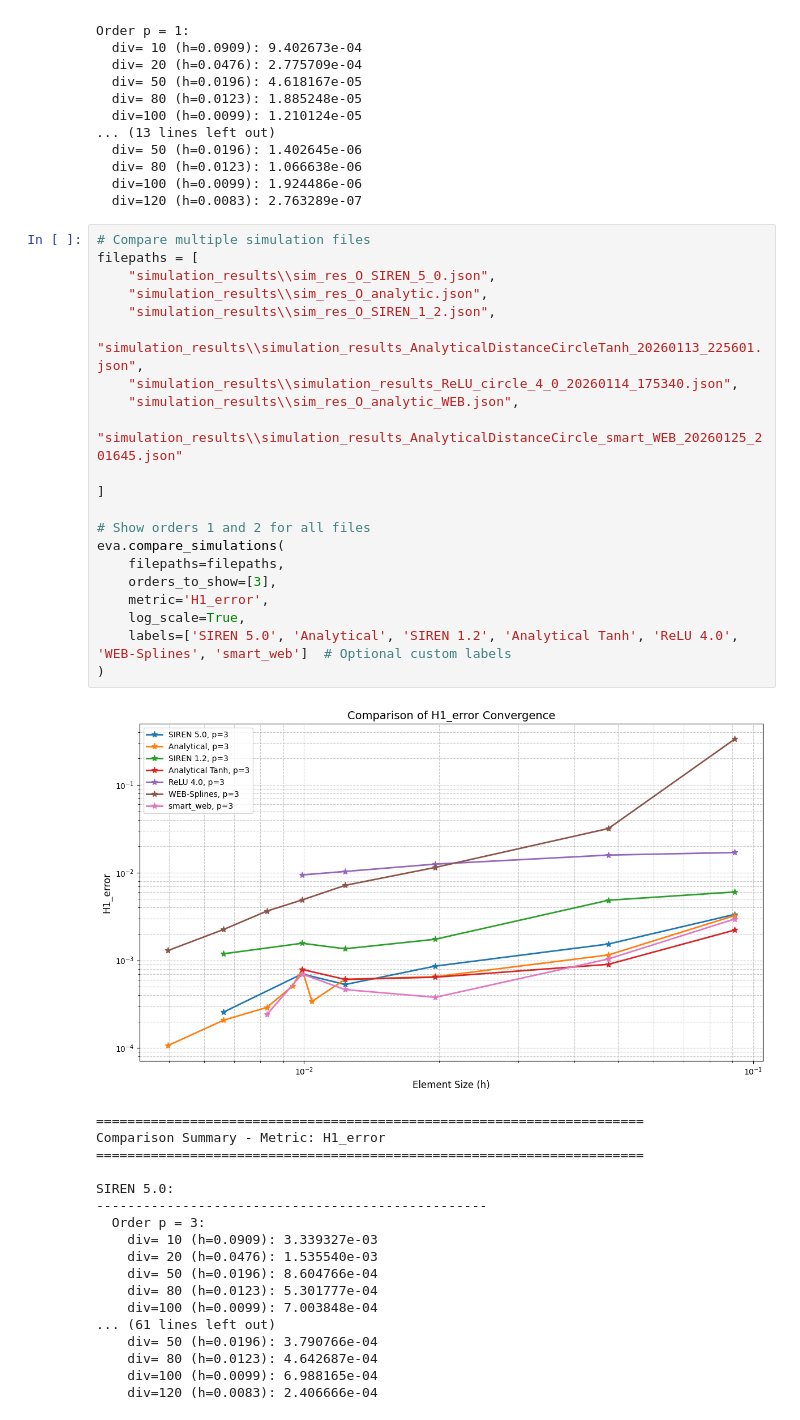
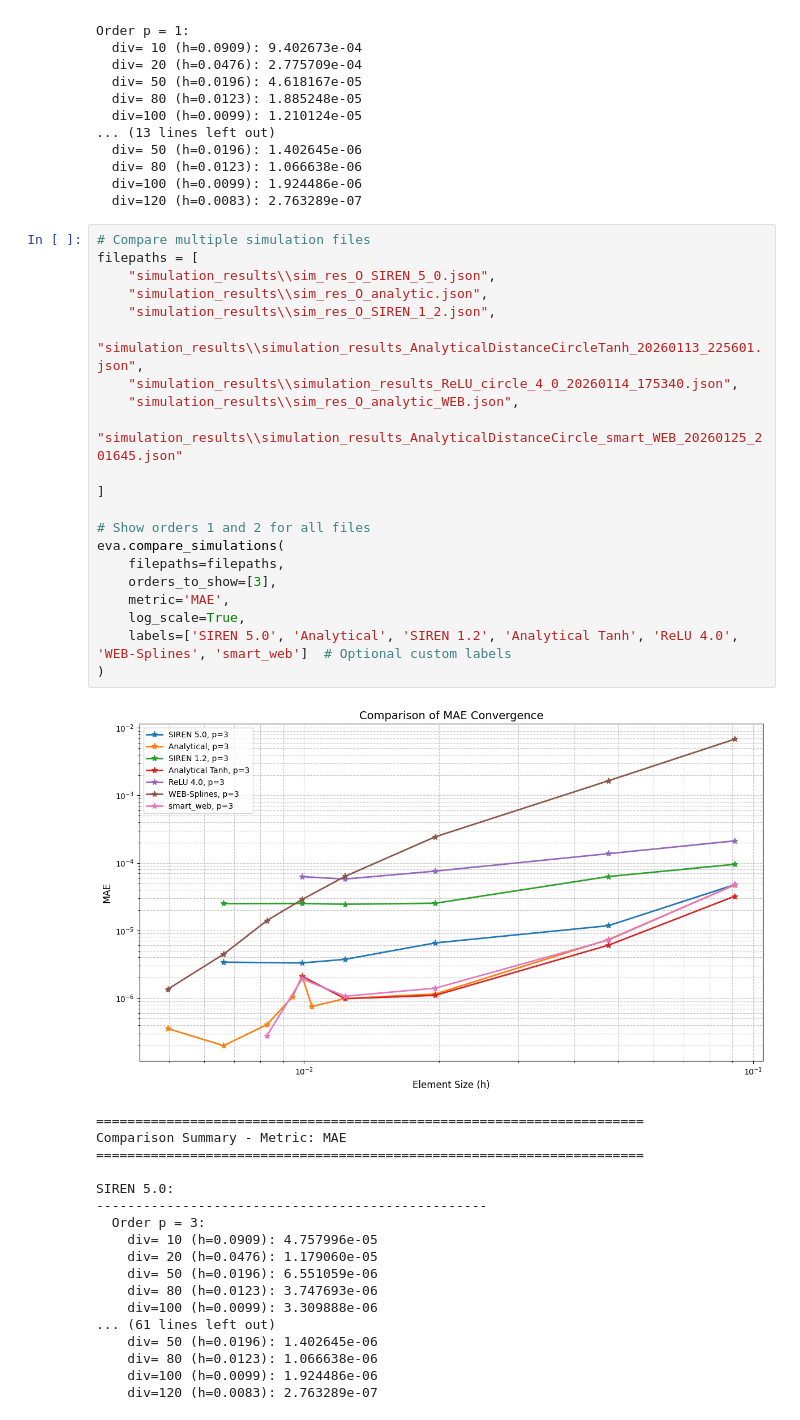
Before and after one commit to csgellert/NeuralIGA, a Jupyter notebook: Neural Analysis/visualize_results_circle.ipynb, the cells around one changed output. Saved outputs shown, nothing was run; the diff lists cells and outputs as text.

```diff
--- a/Neural Analysis/visualize_results_circle.ipynb
+++ b/Neural Analysis/visualize_results_circle.ipynb
@@ -160,41 +160,41 @@ Order p = 1:
 # %%
 # Compare multiple simulation files
 filepaths = [
     "simulation_results\\sim_res_O_SIREN_5_0.json",
     "simulation_results\\sim_res_O_analytic.json",
     "simulation_results\\sim_res_O_SIREN_1_2.json",
     "simulation_results\\simulation_results_AnalyticalDistanceCircleTanh_20260113_225601.json",
     "simulation_results\\simulation_results_ReLU_circle_4_0_20260114_175340.json",
     "simulation_results\\sim_res_O_analytic_WEB.json",
     "simulation_results\\simulation_results_AnalyticalDistanceCircle_smart_WEB_20260125_201645.json"
 
 ]
 
 # Show orders 1 and 2 for all files
 eva.compare_simulations(
     filepaths=filepaths,
     orders_to_show=[3],
-    metric='H1_error',
+    metric='MAE',
     log_scale=True,
     labels=['SIREN 5.0', 'Analytical', 'SIREN 1.2', 'Analytical Tanh', 'ReLU 4.0', 'WEB-Splines', 'smart_web']  # Optional custom labels
 )
 # %% [output]
-[figure, old version]
+[figure, new version]
 ======================================================================
-Comparison Summary - Metric: H1_error
+Comparison Summary - Metric: MAE
 ======================================================================
 
 SIREN 5.0:
 --------------------------------------------------
   Order p = 3:
-    div= 10 (h=0.0909): 3.339327e-03
-    div= 20 (h=0.0476): 1.535540e-03
-    div= 50 (h=0.0196): 8.604766e-04
-    div= 80 (h=0.0123): 5.301777e-04
-    div=100 (h=0.0099): 7.003848e-04
+    div= 10 (h=0.0909): 4.757996e-05
+    div= 20 (h=0.0476): 1.179060e-05
+    div= 50 (h=0.0196): 6.551059e-06
+    div= 80 (h=0.0123): 3.747693e-06
+    div=100 (h=0.0099): 3.309888e-06
 ... (61 lines left out)
-    div= 50 (h=0.0196): 3.790766e-04
-    div= 80 (h=0.0123): 4.642687e-04
-    div=100 (h=0.0099): 6.988165e-04
-    div=120 (h=0.0083): 2.406666e-04
+    div= 50 (h=0.0196): 1.402645e-06
+    div= 80 (h=0.0123): 1.066638e-06
+    div=100 (h=0.0099): 1.924486e-06
+    div=120 (h=0.0083): 2.763289e-07
 (<Figure size 1200x700 with 1 Axes>,
```
Also changed, not shown: parts of 1 cell of this notebook, 6 other files.
